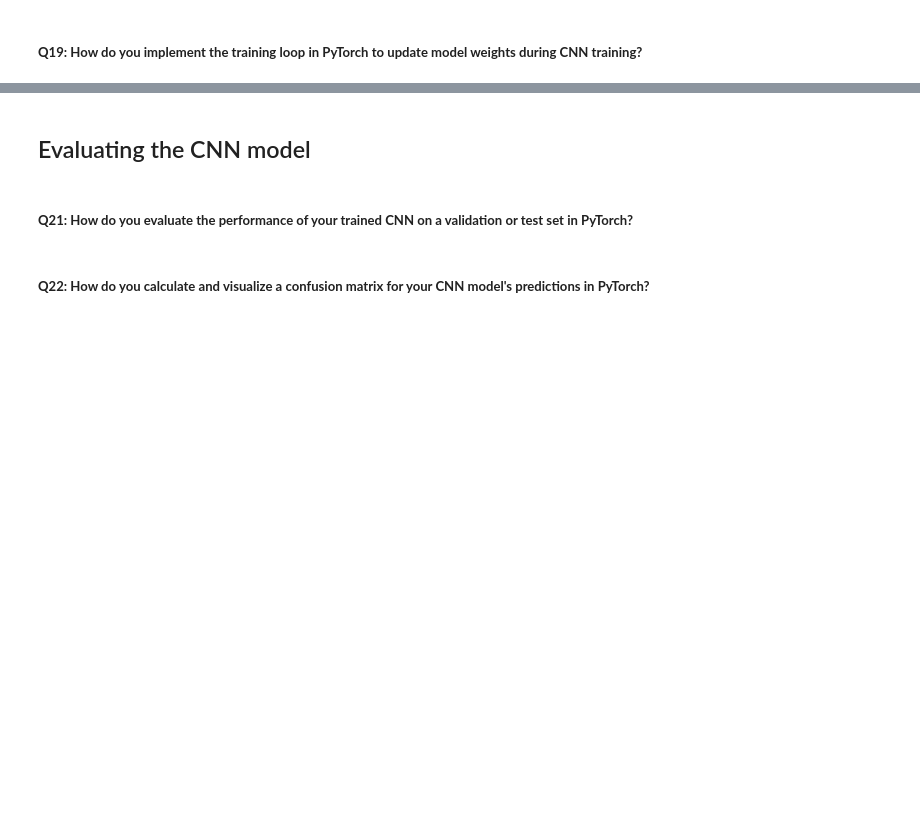
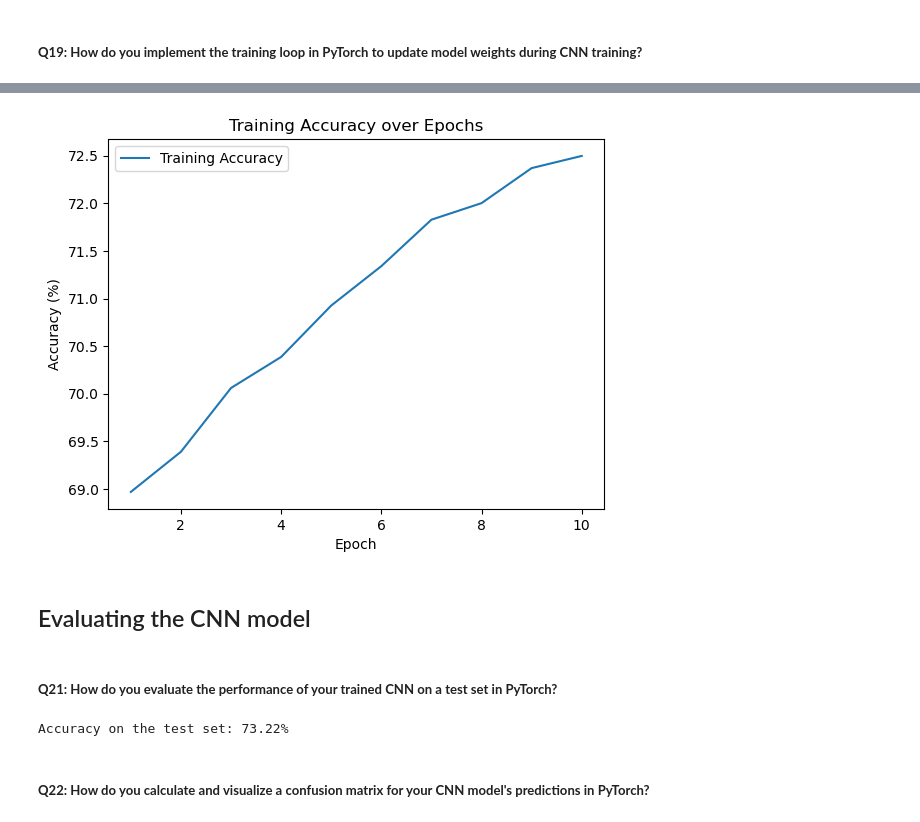
Before and after one commit to fellmir/pyTorchBasis, a Jupyter notebook: 01-intermediate-projects/07_cnn_basics.ipynb, the cells around one changed output, grey strips where cells are left out. Cells and saved outputs as stored; diff of their text form; code cells hidden in the pictures; blank space fills up the shorter version.

```diff
--- a/01-intermediate-projects/07_cnn_basics.ipynb
+++ b/01-intermediate-projects/07_cnn_basics.ipynb
@@ -363,6 +604,42 @@ Files already downloaded and verified
+# %%
+# Plot training accuracy over epochs
+plt.figure()
+plt.plot(range(1, num_epochs + 1), train_accuracies, label='Training Accuracy')
+plt.title('Training Accuracy over Epochs')
+plt.xlabel('Epoch')
+plt.ylabel('Accuracy (%)')
+plt.legend()
+plt.show()
+# %% [output]
+[figure, added]
 # %% [markdown]
 ## Evaluating the CNN model
 # %% [markdown]
-##### **Q21: How do you evaluate the performance of your trained CNN on a validation or test set in PyTorch?**
+##### **Q21: How do you evaluate the performance of your trained CNN on a test set in PyTorch?**
+# %%
+# Set the model to evaluation mode
+model.eval()
+
+# Initialize variables to track correct predictions and total samples
+correct = 0
+total = 0
+
+# Disable gradient calculation for evaluation
+with torch.no_grad():
+    for data in test_loader:
+        images, labels = data
+        # Forward pass
+        outputs = model(images)
+        # Get predictions
+        _, predicted = torch.max(outputs.data, 1)
+        # Update total and correct counts
+        total += labels.size(0)
+        correct += (predicted == labels).sum().item()
+
+# Calculate accuracy
+test_accuracy = 100 * correct / total
+print(f'Accuracy on the test set: {test_accuracy:.2f}%')
+# %% [output]
+Accuracy on the test set: 73.22%
 # %% [markdown]
 ##### **Q22: How do you calculate and visualize a confusion matrix for your CNN model's predictions in PyTorch?**
```
Also changed, not shown: parts of 53 cells of this notebook.
